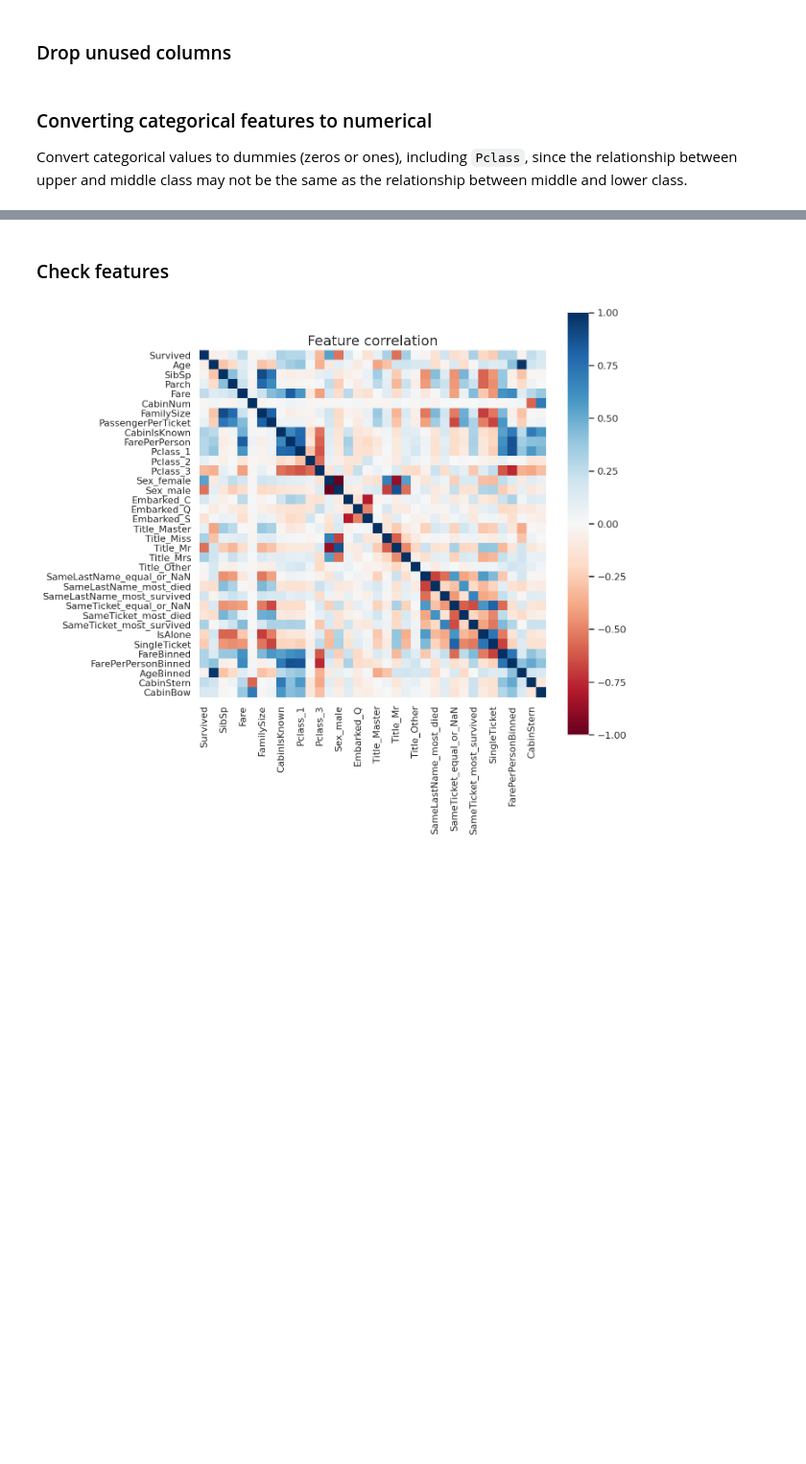
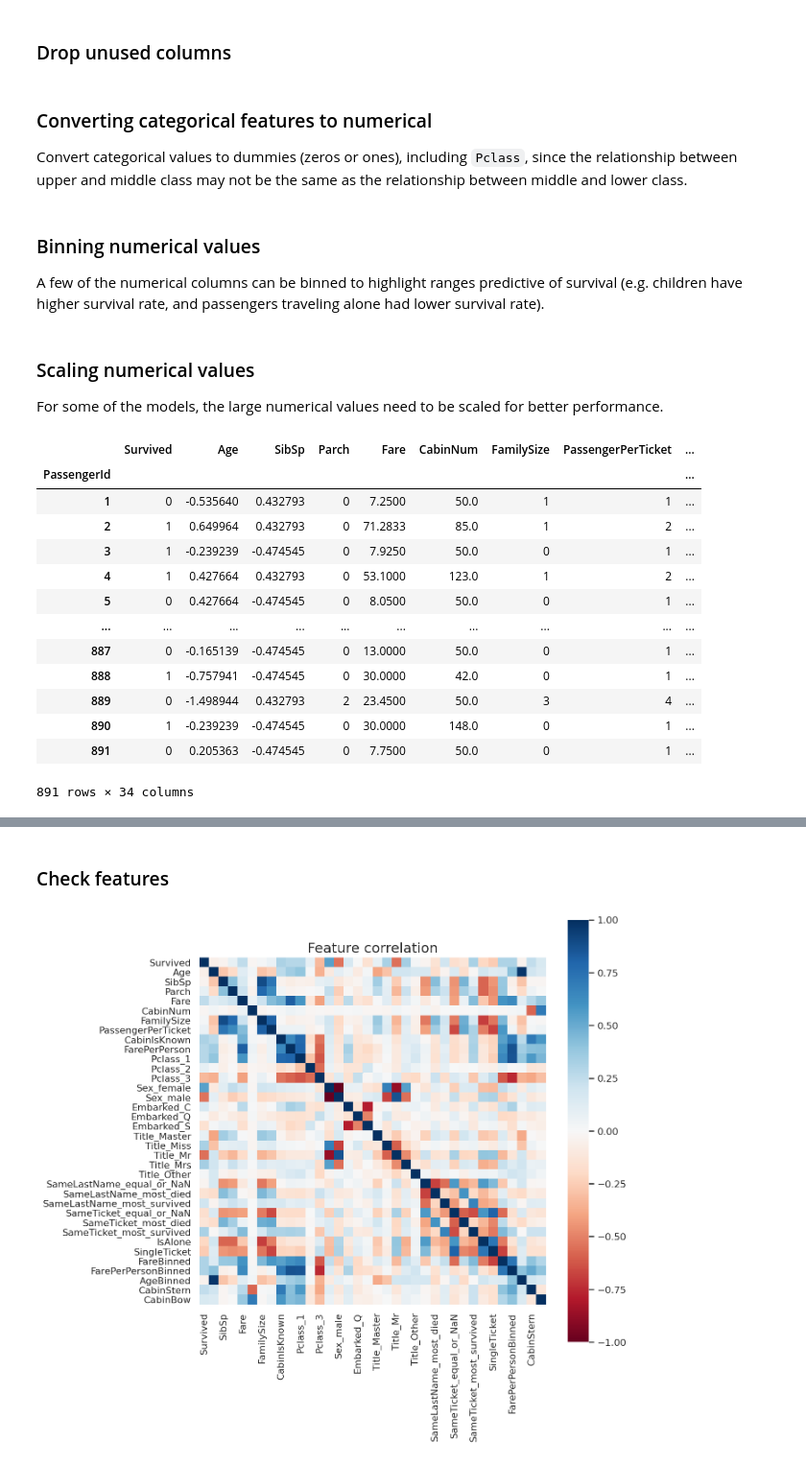
Before and after one commit to dwitvliet/kaggle-titanic, a Jupyter notebook: kaggle-titanic.ipynb, the cells around one changed output, grey strips where cells are left out. Shown at 96% size. Saved outputs shown, nothing was run; the diff lists cells and outputs as text; code cells hidden in the pictures; blank space fills up the shorter version.

```diff
--- a/kaggle-titanic.ipynb
+++ b/kaggle-titanic.ipynb
@@ -451,3 +439,7 @@ categorical_columns = ['Pclass', 'Sex', 'Embarked', 'Title', 'SameLastName', 'Sa
 train = pd.get_dummies(train, columns=categorical_columns)
 test = pd.get_dummies(test, columns=categorical_columns)
 train_test = pd.get_dummies(train_test, columns=categorical_columns)
+# %% [markdown]
+### Binning numerical values
+
+A few of the numerical columns can be binned to highlight ranges predictive of survival (e.g. children have higher survival rate, and passengers traveling alone had lower survival rate).
@@ -453,0 +458,24 @@ train_test = pd.get_dummies(train_test, columns=categorical_columns)
+# %% [markdown]
+### Scaling numerical values
+
+For some of the models, the large numerical values need to be scaled for better performance.
+# %%
+scaler = preprocessing.StandardScaler().fit(train[['Age', 'SibSp']])
+train_scaled = train.copy()
+train_scaled[['Age', 'SibSp']] = scaler.transform(train[['Age', 'SibSp']])
+train_scaled
+# %% [output]
+|  | Survived | Age | SibSp | Parch | Fare | CabinNum | FamilySize | PassengerPerTicket | ... |
+| PassengerId |  |  |  |  |  |  |  |  | ... |
+| 1 | 0 | -0.535640 | 0.432793 | 0 | 7.2500 | 50.0 | 1 | 1 | ... |
+| 2 | 1 | 0.649964 | 0.432793 | 0 | 71.2833 | 85.0 | 1 | 2 | ... |
+| 3 | 1 | -0.239239 | -0.474545 | 0 | 7.9250 | 50.0 | 0 | 1 | ... |
+| 4 | 1 | 0.427664 | 0.432793 | 0 | 53.1000 | 123.0 | 1 | 2 | ... |
+| 5 | 0 | 0.427664 | -0.474545 | 0 | 8.0500 | 50.0 | 0 | 1 | ... |
+| ... | ... | ... | ... | ... | ... | ... | ... | ... | ... |
+| 887 | 0 | -0.165139 | -0.474545 | 0 | 13.0000 | 50.0 | 0 | 1 | ... |
+| 888 | 1 | -0.757941 | -0.474545 | 0 | 30.0000 | 42.0 | 0 | 1 | ... |
+| 889 | 0 | -1.498944 | 0.432793 | 2 | 23.4500 | 50.0 | 3 | 4 | ... |
+| 890 | 1 | -0.239239 | -0.474545 | 0 | 30.0000 | 148.0 | 0 | 1 | ... |
+| 891 | 0 | 0.205363 | -0.474545 | 0 | 7.7500 | 50.0 | 0 | 1 | ... |
+891 rows × 34 columns
```
Also changed, not shown: parts of 9 cells of this notebook.
